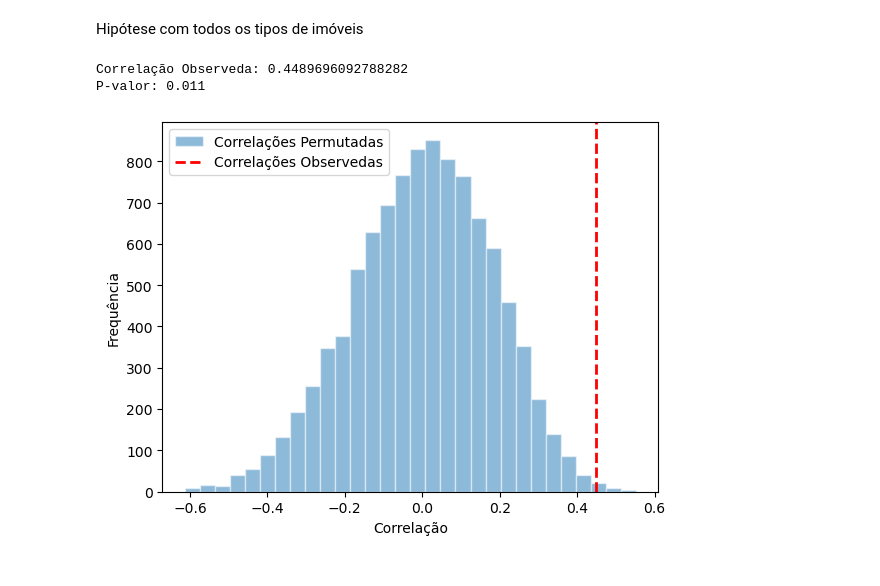
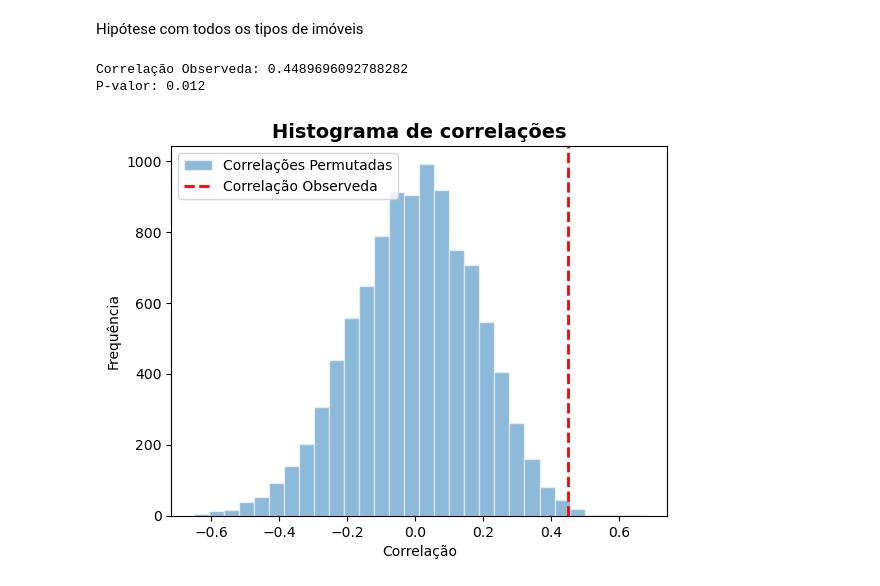
Before and after one commit to arthurlm1234/Estudo-Residencial-BH, a Jupyter notebook: bootstrap.ipynb, the cells around one changed output. Saved outputs shown, nothing was run; the diff lists cells and outputs as text; code cells hidden in the pictures.

```diff
--- a/bootstrap.ipynb
+++ b/bootstrap.ipynb
@@ -416,17 +416,18 @@ Hipótese com todos os tipos de imóveis
 # %%
 observed_corr2, p_value2, permuted_corrs2 = perm_test(tabela2, 'IQVU', 'Preço médio', num_permutations=10000)
 
 print(f"Correlação Observeda: {observed_corr2}")
 print(f"P-valor: {p_value2}")
 
 plt.hist(permuted_corrs2, bins=30, alpha=0.5, label='Correlações Permutadas', edgecolor = 'white')
-plt.axvline(observed_corr2, color='red', linestyle='dashed', linewidth=2, label='Correlações Observedas')
+plt.title("Histograma de correlações", fontsize=14, fontweight='bold')
+plt.axvline(observed_corr2, color='red', linestyle='dashed', linewidth=2, label='Correlação Observeda')
 plt.xlabel('Correlação')
 plt.ylabel('Frequência')
 plt.legend()
 plt.savefig("figure5.png")
 plt.show()
 # %% [output]
 Correlação Observeda: 0.4489696092788282
-P-valor: 0.011
+P-valor: 0.012
-[figure, old version]
+[figure, new version]
```
Also changed, not shown: parts of 33 cells of this notebook.
